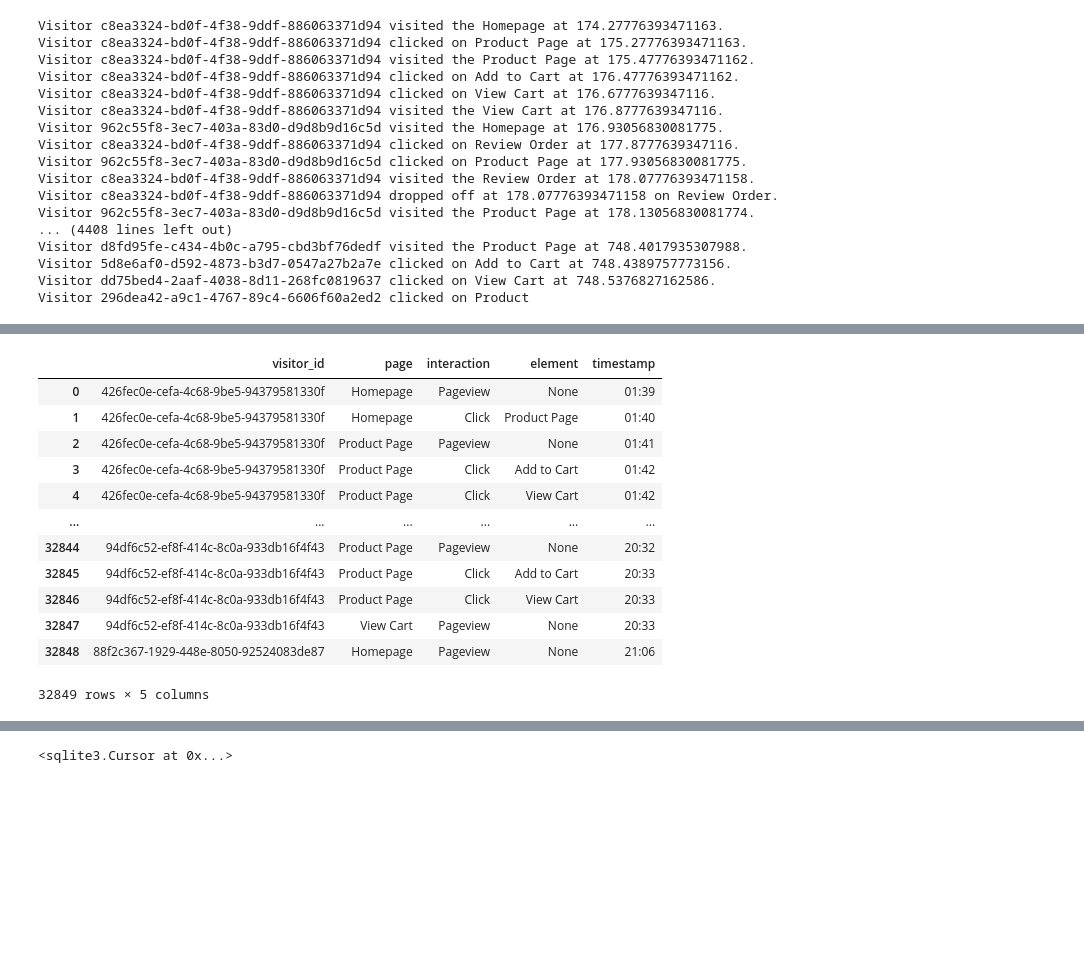
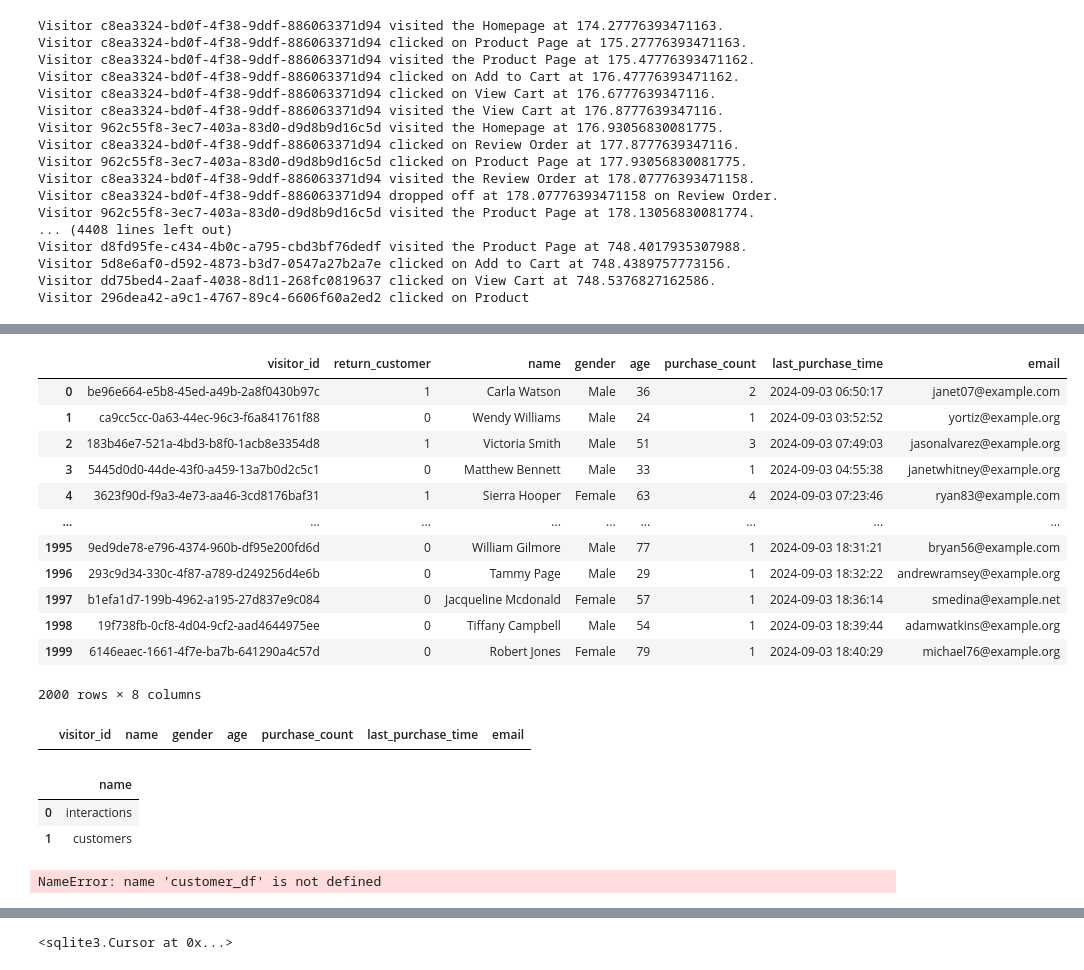
Before and after one commit to SpencerRWood/synthetic-data, a Jupyter notebook: src/Test.ipynb, the cells around one changed output, grey strips where cells are left out. Saved outputs shown, nothing was run; the diff lists cells and outputs as text; code cells hidden in the pictures; blank space fills up the shorter version.

Commit message:
fixed database upload process

```diff
--- a/src/Test.ipynb
+++ b/src/Test.ipynb
@@ -90,19 +100,63 @@ interactions_df = query_interactions_with_pandas()
-# %%
-interactions_df
-# %% [output]
-|  | visitor_id | page | interaction | element | timestamp |
-| 0 | 426fec0e-cefa-4c68-9be5-94379581330f | Homepage | Pageview | None | 01:39 |
-| 1 | 426fec0e-cefa-4c68-9be5-94379581330f | Homepage | Click | Product Page | 01:40 |
-| 2 | 426fec0e-cefa-4c68-9be5-94379581330f | Product Page | Pageview | None | 01:41 |
-| 3 | 426fec0e-cefa-4c68-9be5-94379581330f | Product Page | Click | Add to Cart | 01:42 |
-| 4 | 426fec0e-cefa-4c68-9be5-94379581330f | Product Page | Click | View Cart | 01:42 |
-| ... | ... | ... | ... | ... | ... |
-| 32844 | 94df6c52-ef8f-414c-8c0a-933db16f4f43 | Product Page | Pageview | None | 20:32 |
-| 32845 | 94df6c52-ef8f-414c-8c0a-933db16f4f43 | Product Page | Click | Add to Cart | 20:33 |
-| 32846 | 94df6c52-ef8f-414c-8c0a-933db16f4f43 | Product Page | Click | View Cart | 20:33 |
-| 32847 | 94df6c52-ef8f-414c-8c0a-933db16f4f43 | View Cart | Pageview | None | 20:33 |
-| 32848 | 88f2c367-1929-448e-8050-92524083de87 | Homepage | Pageview | None | 21:06 |
-32849 rows × 5 columns
+# %%
+import pandas as pd
+import sqlite3
+def query_customers_with_pandas(db_name="../eCommerce_Simulation.db"):
+    """
+    Connects to the SQLite database and queries the interactions table,
+    returning the results as a Pandas DataFrame.
+
+    :param db_name: Name of the SQLite database file.
+    :return: Pandas DataFrame containing the rows from the interactions table.
+    """
+    # Connect to the SQLite database
+    conn = sqlite3.connect(db_name)
+
+    # Use pd.read_sql to execute a query and load the data into a DataFrame
+    df = pd.read_sql("SELECT * FROM customers", conn)
+
+    # Close the connection to the database
+    conn.close()
+
+    return df
+
+# Example usage
+customers_df = query_customers_with_pandas()
+customers_df
+# %% [output]
+|  | visitor_id | return_customer | name | gender | age | purchase_count | last_purchase_time | email |
+| 0 | be96e664-e5b8-45ed-a49b-2a8f0430b97c | 1 | Carla Watson | Male | 36 | 2 | 2024-09-03 06:50:17 | janet07@example.com |
+| 1 | ca9cc5cc-0a63-44ec-96c3-f6a841761f88 | 0 | Wendy Williams | Male | 24 | 1 | 2024-09-03 03:52:52 | yortiz@example.org |
+| 2 | 183b46e7-521a-4bd3-b8f0-1acb8e3354d8 | 1 | Victoria Smith | Male | 51 | 3 | 2024-09-03 07:49:03 | jasonalvarez@example.org |
+| 3 | 5445d0d0-44de-43f0-a459-13a7b0d2c5c1 | 0 | Matthew Bennett | Male | 33 | 1 | 2024-09-03 04:55:38 | janetwhitney@example.org |
+| 4 | 3623f90d-f9a3-4e73-aa46-3cd8176baf31 | 1 | Sierra Hooper | Female | 63 | 4 | 2024-09-03 07:23:46 | ryan83@example.com |
+| ... | ... | ... | ... | ... | ... | ... | ... | ... |
+| 1995 | 9ed9de78-e796-4374-960b-df95e200fd6d | 0 | William Gilmore | Male | 77 | 1 | 2024-09-03 18:31:21 | bryan56@example.com |
+| 1996 | 293c9d34-330c-4f87-a789-d249256d4e6b | 0 | Tammy Page | Male | 29 | 1 | 2024-09-03 18:32:22 | andrewramsey@example.org |
+| 1997 | b1efa1d7-199b-4962-a195-27d837e9c084 | 0 | Jacqueline Mcdonald | Female | 57 | 1 | 2024-09-03 18:36:14 | smedina@example.net |
+| 1998 | 19f738fb-0cf8-4d04-9cf2-aad4644975ee | 0 | Tiffany Campbell | Male | 54 | 1 | 2024-09-03 18:39:44 | adamwatkins@example.org |
+| 1999 | 6146eaec-1661-4f7e-ba7b-641290a4c57d | 0 | Robert Jones | Female | 79 | 1 | 2024-09-03 18:40:29 | michael76@example.org |
+2000 rows × 8 columns
+# %%
+customers_df[customers_df['visitor_id'].duplicated()]
+# %% [output]
+|  | visitor_id | name | gender | age | purchase_count | last_purchase_time | email |
+# %%
+db_name="../eCommerce_Simulation.db"
+conn = sqlite3.connect(db_name)
+query = '''
+SELECT name FROM sqlite_master WHERE type='table';
+'''
+df = pd.read_sql(query, conn)
+conn.close()
+df
+# %% [output]
+|  | name |
+| 0 | interactions |
+| 1 | customers |
+# %%
+customer_df
+# %% [output]
+NameError: name 'customer_df' is not defined
 # %%
 db_name = r'../eCommerce_Simulation.db'
 conn = sqlite3.connect(db_name)
```
Also changed, not shown: parts of 3 cells of this notebook, 5 other files.
